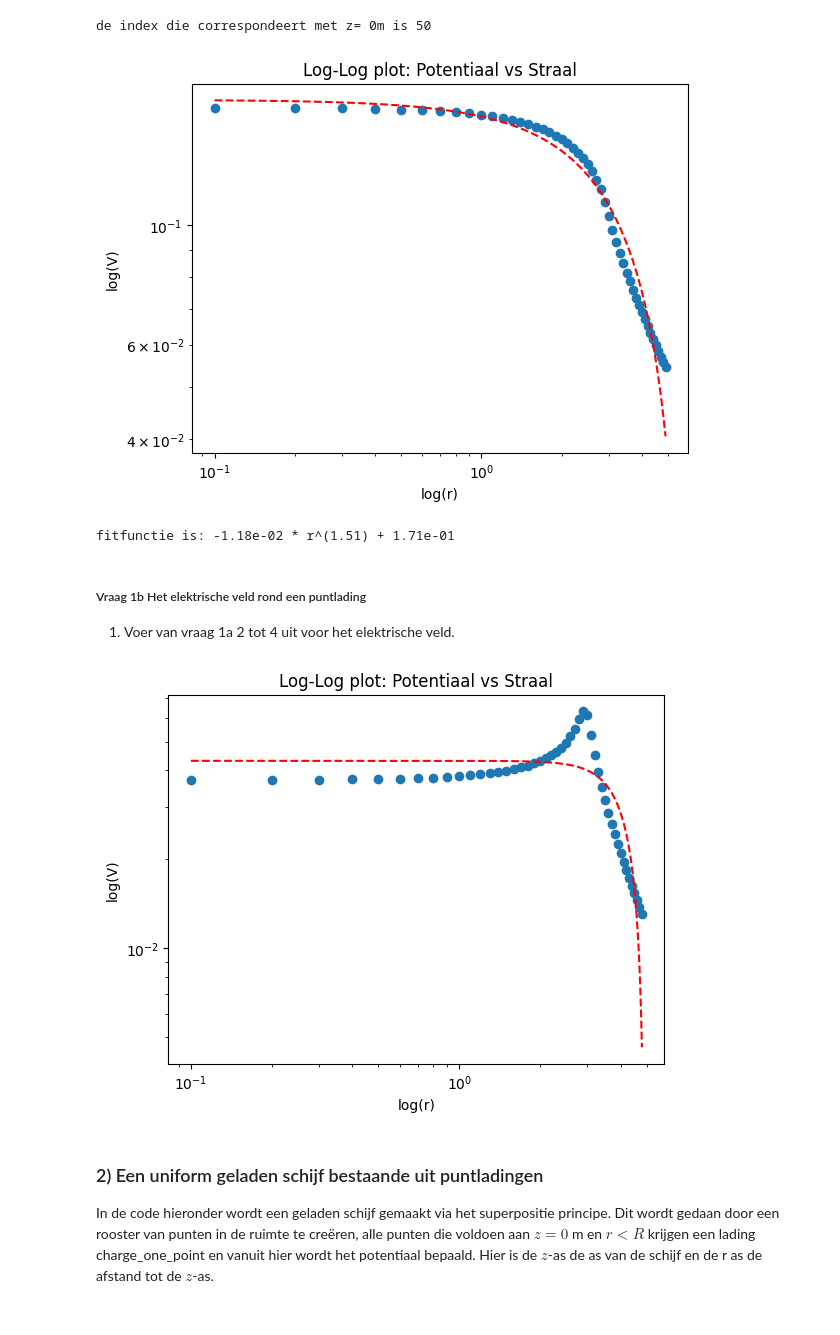
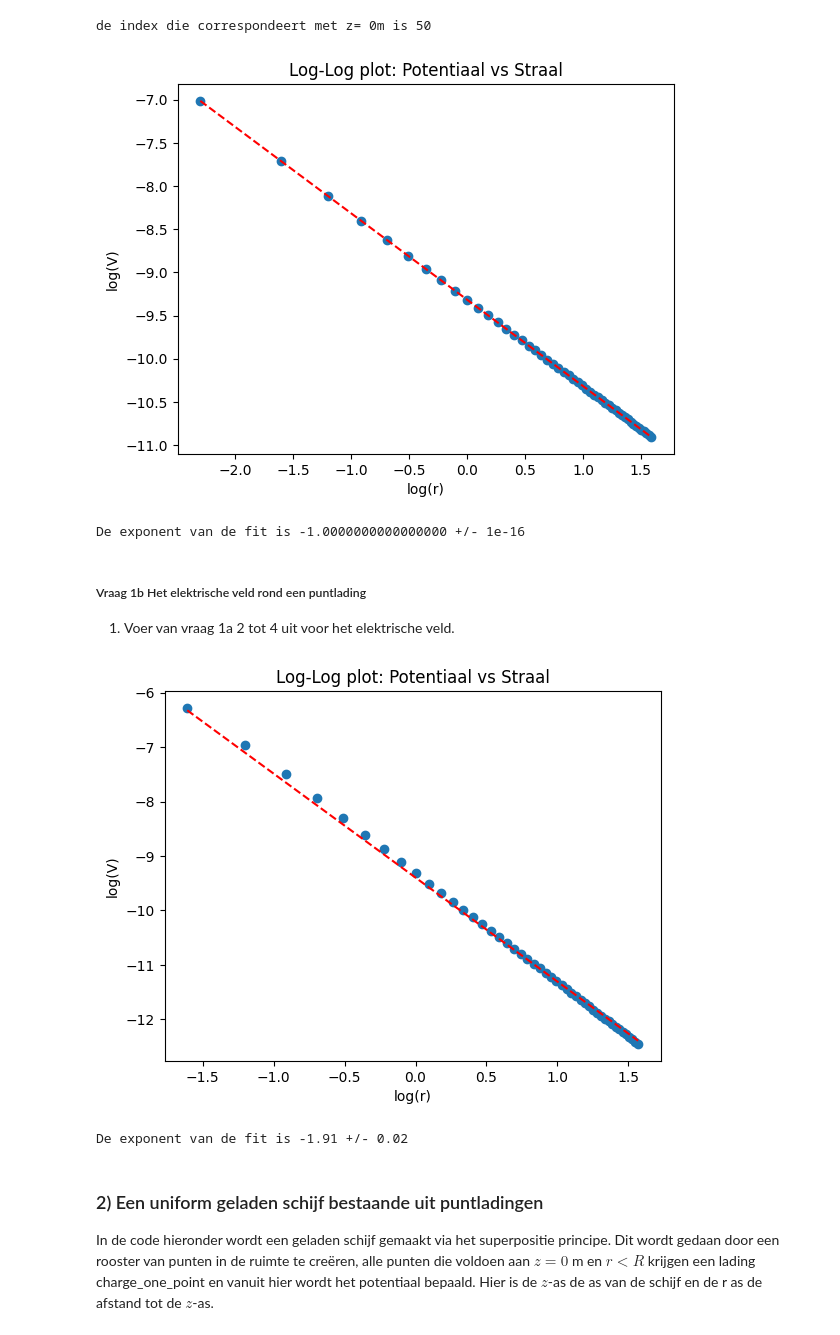
Before and after one commit to wobsen/opdrachten-DEF-D, a Jupyter notebook: DigitaleOntwerpopdrachten/1CondensatorOpdracht/CondensatorOntwerpopdracht.ipynb, the cells around one changed output. Drawn from its saved outputs; the diff is of its cells as text; code cells hidden in the pictures.

```diff
--- a/DigitaleOntwerpopdrachten/1CondensatorOpdracht/CondensatorOntwerpopdracht.ipynb
+++ b/DigitaleOntwerpopdrachten/1CondensatorOpdracht/CondensatorOntwerpopdracht.ipynb
@@ -120,52 +120,55 @@ de index die correspondeert met z= 0m is 50
 # %%
 #3 curvefit maken
 
-def functiefit(x,a,b,c):
-    return a*x**b + c
+def functiefit(x,a,b):
+    return a*x + b
 
 #fitten
-popt, pcov = curve_fit(functiefit, r, V[idx_z0, :])
+popt, pcov = curve_fit(functiefit, np.log(r[1:]), np.log(V[idx_z0, 1:]))
 
-x = np.linspace(0.1, np.max(r), 1000)
+x = np.linspace(np.min(np.log(r[1:])), np.max(np.log(r)), 10000)
 y = functiefit(x, *popt)
 
 #plotten van de potentiaal als functie van r op z=0 en de fit
 plt.figure()
-plt.loglog(r, V[idx_z0, :], "o") #potentiaal masken op z=0 mbv index
-plt.loglog(x, y, "r--")
+plt.plot(np.log(r), np.log(V[idx_z0, :]), "o") #potentiaal masken op z=0 mbv index
+plt.plot(x, y, "r--")
 plt.xlabel('log(r)')
 plt.ylabel('log(V)')
 plt.title('Log-Log plot: Potentiaal vs Straal')
 plt.show()
 # %% [output]
-[figure, old version]
+[figure, new version]
 # %%
-print("fitfunctie is: {:.2e} * r^({:.2f}) + {:.2e}".format(*popt))
+print("De exponent van de fit is {:.16f} +/- {:.0e}".format(popt[0], np.sqrt(pcov[0, 0])))
 # %% [output]
-fitfunctie is: -1.18e-02 * r^(1.51) + 1.71e-01
+De exponent van de fit is -1.0000000000000000 +/- 1e-16
 # %% [markdown]
 ##### Vraag 1b Het elektrische veld rond een puntlading
 1. Voer van vraag 1a 2 tot 4 uit voor het elektrische veld.
 # %%
-def functiefit1(x,a,b,c):
-    return a*x**b + c
+def functiefit1(x,a,b):
+    return a*x + b
 
 #fitten
-popt1, pcov1 = curve_fit(functiefit1, r_for_E, normE[idx_z0,:48])
+popt1, pcov1 = curve_fit(functiefit1, np.log(r_for_E),np.log( normE[idx_z0,:48]))
 
-x1 = np.linspace(0.1, np.max(r_for_E), 1000)
+x1 = np.linspace(np.min(np.log(r_for_E[1:])), np.max(np.log(r_for_E)), 1000)
 y2 = functiefit(x1, *popt1)
 
 #plotten van de potentiaal als functie van r op z=0 en de fit
 plt.figure()
-plt.loglog(r_for_E, normE[idx_z0,:48], "o") #potentiaal masken op z=0 mbv index
-plt.loglog(x1, y2, "r--")
+plt.plot(np.log(r_for_E[1:]), np.log(normE[idx_z0,1:]), "o") #potentiaal masken op z=0 mbv index
+plt.plot(x1, y2, "r--")
 plt.xlabel('log(r)')
 plt.ylabel('log(V)')
 plt.title('Log-Log plot: Potentiaal vs Straal')
 plt.show()
+
+print("De exponent van de fit is {:.2f} +/- {:.2f}".format(popt1[0], np.sqrt(pcov1[0, 0])))
 # %% [output]
-[figure, old version]
+[figure, new version]
+De exponent van de fit is -1.91 +/- 0.02
 # %% [markdown]
 ### 2) Een uniform geladen schijf bestaande uit puntladingen
 
```
